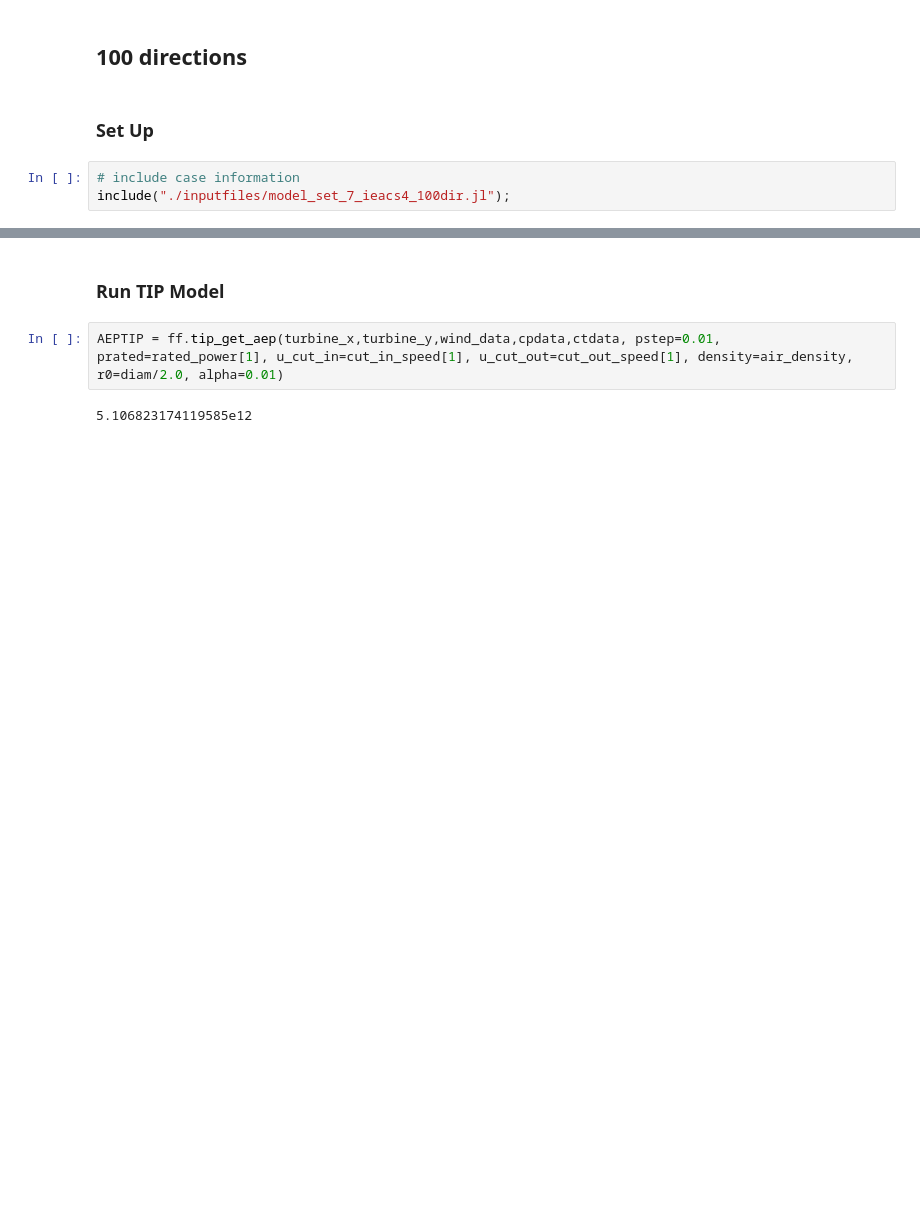
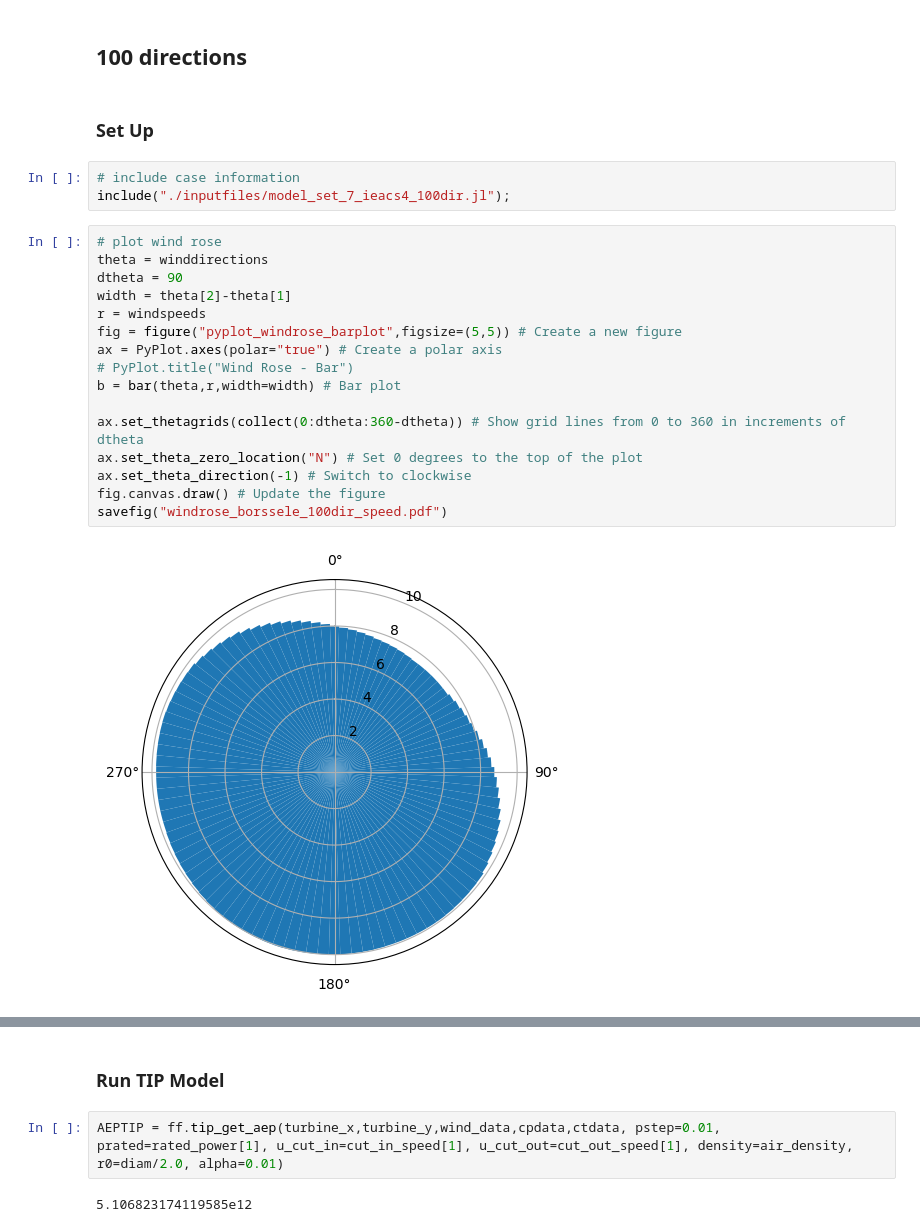
Before and after one commit to jaredthomas68/PHSCS513R-Project, a Jupyter notebook: TestCases-Borssele.ipynb, the cells around one changed output, grey strips where cells are left out. Saved outputs shown, nothing was run; the diff lists cells and outputs as text; blank space fills up the shorter version.

Commit message:
added plotting code for windroses

```diff
--- a/TestCases-Borssele.ipynb
+++ b/TestCases-Borssele.ipynb
@@ -14,3 +15,21 @@ using BenchmarkTools
 # %%
 # include case information
 include("./inputfiles/model_set_7_ieacs4_100dir.jl");
+# %%
+# plot wind rose
+theta = winddirections
+dtheta = 90
+width = theta[2]-theta[1]
+r = windspeeds
+fig = figure("pyplot_windrose_barplot",figsize=(5,5)) # Create a new figure
+ax = PyPlot.axes(polar="true") # Create a polar axis
+# PyPlot.title("Wind Rose - Bar")
+b = bar(theta,r,width=width) # Bar plot
+
+ax.set_thetagrids(collect(0:dtheta:360-dtheta)) # Show grid lines from 0 to 360 in increments of dtheta
+ax.set_theta_zero_location("N") # Set 0 degrees to the top of the plot
+ax.set_theta_direction(-1) # Switch to clockwise
+fig.canvas.draw() # Update the figure
+savefig("windrose_borssele_100dir_speed.pdf")
+# %% [output]
+[figure, added]
```
Also changed, not shown: parts of 4 cells of this notebook.
